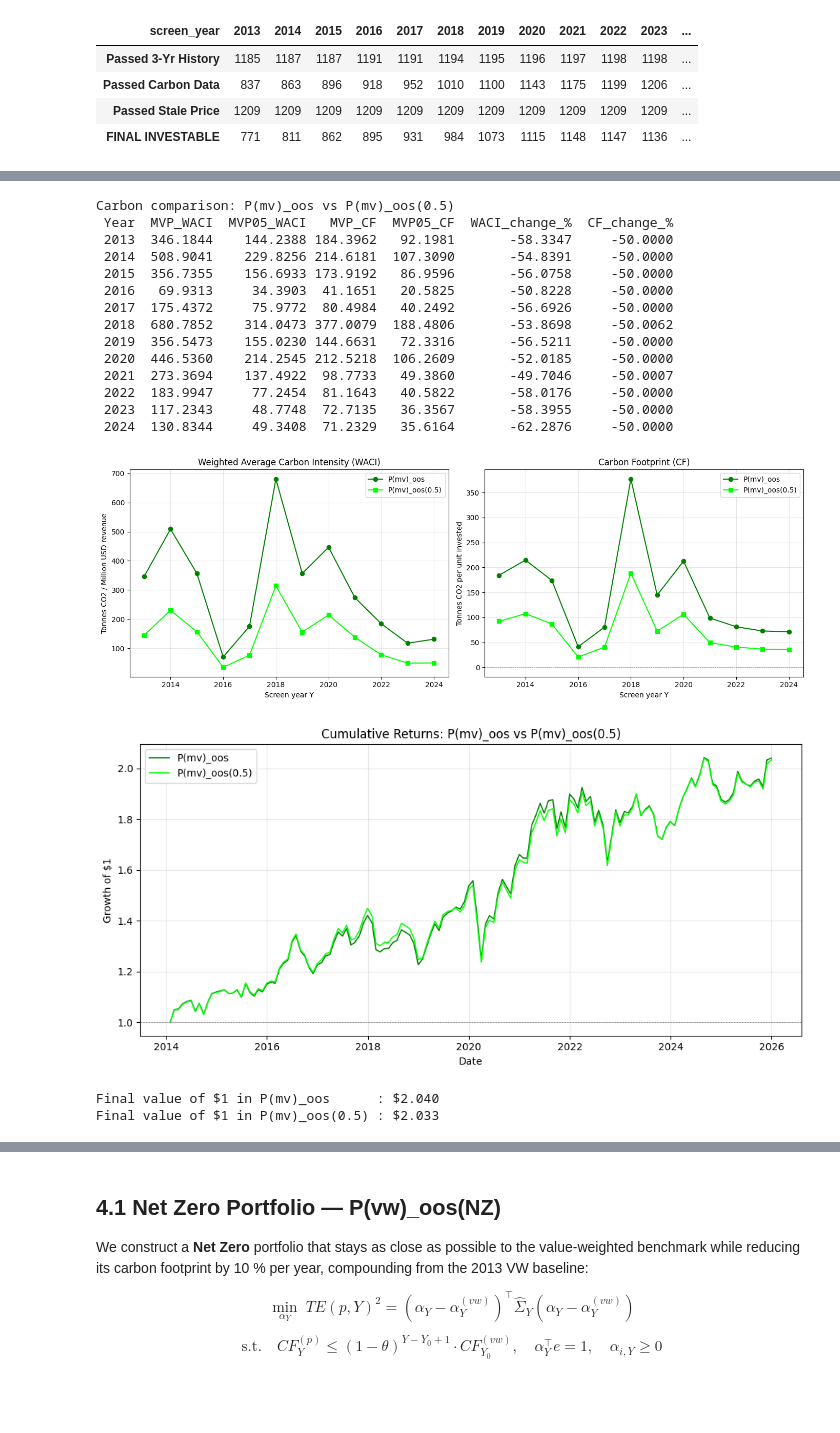
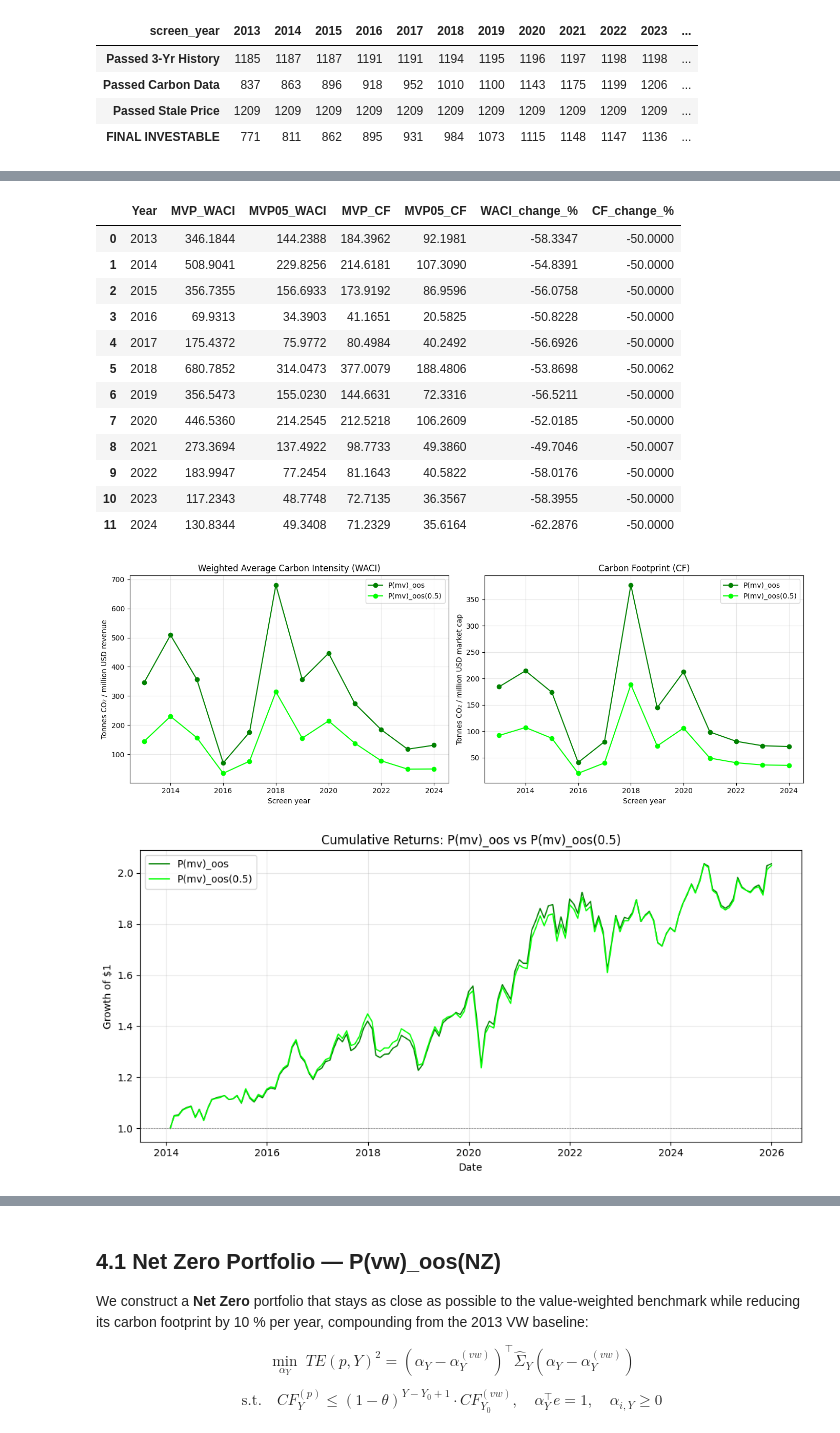
Before and after one commit to Saarujan06/Sustainability-Aware-Asset-Management-Project, a Jupyter notebook: Test.ipynb, the cells around one changed output, grey strips where cells are left out. Saved outputs shown, nothing was run; the diff lists cells and outputs as text; code cells hidden in the pictures; blank space fills up the shorter version.

```diff
--- a/Test.ipynb
+++ b/Test.ipynb
@@ -1885,59 +1610,56 @@ carbon_compare = pd.DataFrame({
     "MVP05_WACI": [mvp05_waci_by_year.get(y, np.nan) for y in years],
     "MVP_CF":     [mvp_cf_by_year.get(y, np.nan)     for y in years],
     "MVP05_CF":   [mvp05_cf_by_year.get(y, np.nan)   for y in years],
 })
 
 carbon_compare["WACI_change_%"] = (
     (carbon_compare["MVP05_WACI"] - carbon_compare["MVP_WACI"]) / carbon_compare["MVP_WACI"] * 100
 )
 carbon_compare["CF_change_%"] = (
     (carbon_compare["MVP05_CF"] - carbon_compare["MVP_CF"]) / carbon_compare["MVP_CF"] * 100
 )
 
-print("Carbon comparison: P(mv)_oos vs P(mv)_oos(0.5)")
-print(carbon_compare.round(4).to_string(index=False))
+display(carbon_compare.round(4))
 carbon_compare.to_csv(OUT_DIR / "mvp_vs_mvp05_carbon.csv", index=False)
 
 # =============================================================================
 # Plot WACI and CF
 # =============================================================================
 
 fig, (ax1, ax2) = plt.subplots(1, 2, figsize=(14, 5))
 
 ax1.plot(carbon_compare["Year"], carbon_compare["MVP_WACI"],   marker="o", label="P(mv)_oos", color="green")
-ax1.plot(carbon_compare["Year"], carbon_compare["MVP05_WACI"], marker="s", label="P(mv)_oos(0.5)", color="#00ff00")
+ax1.plot(carbon_compare["Year"], carbon_compare["MVP05_WACI"], marker="o", label="P(mv)_oos(0.5)", color="#00ff00")
 ax1.set_title("Weighted Average Carbon Intensity (WACI)")
-ax1.set_ylabel("Tonnes CO2 / Million USD revenue")
-ax1.set_xlabel("Screen year Y")
-ax1.legend(); ax1.grid(True, alpha=0.3)
+ax1.set_ylabel("Tonnes CO₂ / million USD revenue")
+ax1.set_xlabel("Screen year")
+ax1.legend(); ax1.grid(alpha=0.3)
 
 ax2.plot(carbon_compare["Year"], carbon_compare["MVP_CF"],   marker="o", label="P(mv)_oos", color="green")
-ax2.plot(carbon_compare["Year"], carbon_compare["MVP05_CF"], marker="s", label="P(mv)_oos(0.5)", color="#00ff00")
-ax2.axhline(0.0, color="grey", linestyle="--", linewidth=0.5)
+ax2.plot(carbon_compare["Year"], carbon_compare["MVP05_CF"], marker="o", label="P(mv)_oos(0.5)", color="#00ff00")
 ax2.set_title("Carbon Footprint (CF)")
-ax2.set_ylabel("Tonnes CO2 per unit invested")
-ax2.set_xlabel("Screen year Y")
-ax2.legend(); ax2.grid(True, alpha=0.3)
+ax2.set_ylabel("Tonnes CO₂ / million USD market cap")
+ax2.set_xlabel("Screen year")
+ax2.legend(); ax2.grid(alpha=0.3)
 
 plt.tight_layout()
 fig.savefig(OUT_DIR / "mvp_vs_mvp05_carbon_plot.png", dpi=300, bbox_inches="tight")
 plt.show()
 # %% [output]
-Carbon comparison: P(mv)_oos vs P(mv)_oos(0.5)
- Year  MVP_WACI  MVP05_WACI   MVP_CF  MVP05_CF  WACI_change_%  CF_change_%
- 2013  346.1844    144.2388 184.3962   92.1981       -58.3347     -50.0000
- 2014  508.9041    229.8256 214.6181  107.3090       -54.8391     -50.0000
- 2015  356.7355    156.6933 173.9192   86.9596       -56.0758     -50.0000
- 2016   69.9313     34.3903  41.1651   20.5825       -50.8228     -50.0000
- 2017  175.4372     75.9772  80.4984   40.2492       -56.6926     -50.0000
- 2018  680.7852    314.0473 377.0079  188.4806       -53.8698     -50.0062
- 2019  356.5473    155.0230 144.6631   72.3316       -56.5211     -50.0000
- 2020  446.5360    214.2545 212.5218  106.2609       -52.0185     -50.0000
- 2021  273.3694    137.4922  98.7733   49.3860       -49.7046     -50.0007
- 2022  183.9947     77.2454  81.1643   40.5822       -58.0176     -50.0000
- 2023  117.2343     48.7748  72.7135   36.3567       -58.3955     -50.0000
- 2024  130.8344     49.3408  71.2329   35.6164       -62.2876     -50.0000
+|  | Year | MVP_WACI | MVP05_WACI | MVP_CF | MVP05_CF | WACI_change_% | CF_change_% |
+| 0 | 2013 | 346.1844 | 144.2388 | 184.3962 | 92.1981 | -58.3347 | -50.0000 |
+| 1 | 2014 | 508.9041 | 229.8256 | 214.6181 | 107.3090 | -54.8391 | -50.0000 |
+| 2 | 2015 | 356.7355 | 156.6933 | 173.9192 | 86.9596 | -56.0758 | -50.0000 |
+| 3 | 2016 | 69.9313 | 34.3903 | 41.1651 | 20.5825 | -50.8228 | -50.0000 |
+| 4 | 2017 | 175.4372 | 75.9772 | 80.4984 | 40.2492 | -56.6926 | -50.0000 |
+| 5 | 2018 | 680.7852 | 314.0473 | 377.0079 | 188.4806 | -53.8698 | -50.0062 |
+| 6 | 2019 | 356.5473 | 155.0230 | 144.6631 | 72.3316 | -56.5211 | -50.0000 |
+| 7 | 2020 | 446.5360 | 214.2545 | 212.5218 | 106.2609 | -52.0185 | -50.0000 |
+| 8 | 2021 | 273.3694 | 137.4922 | 98.7733 | 49.3860 | -49.7046 | -50.0007 |
+| 9 | 2022 | 183.9947 | 77.2454 | 81.1643 | 40.5822 | -58.0176 | -50.0000 |
+| 10 | 2023 | 117.2343 | 48.7748 | 72.7135 | 36.3567 | -58.3955 | -50.0000 |
+| 11 | 2024 | 130.8344 | 49.3408 | 71.2329 | 35.6164 | -62.2876 | -50.0000 |
-[figure, old version]
+[figure, new version]
 # %%
 mvp_cum   = (1.0 + mvp_aligned).cumprod()
 mvp05_cum = (1.0 + mvp05_aligned).cumprod()
@@ -1948,17 +1670,12 @@ ax.plot(mvp05_cum.index, mvp05_cum, linewidth=1.2, label="P(mv)_oos(0.5)", color
 ax.axhline(1.0, color="grey", linestyle="--", linewidth=0.5)
 ax.set_title("Cumulative Returns: P(mv)_oos vs P(mv)_oos(0.5)")
 ax.set_xlabel("Date"); ax.set_ylabel("Growth of $1")
-ax.legend(); ax.grid(True, alpha=0.3)
+ax.legend(); ax.grid(alpha=0.3)
 fig.tight_layout()
 fig.savefig(OUT_DIR / "mvp_vs_mvp05_cumulative_returns.png", dpi=300, bbox_inches="tight")
 plt.show()
-
-print(f"Final value of $1 in P(mv)_oos      : ${mvp_cum.iloc[-1]:.3f}")
-print(f"Final value of $1 in P(mv)_oos(0.5) : ${mvp05_cum.iloc[-1]:.3f}")
 # %% [output]
 [figure]
-Final value of $1 in P(mv)_oos      : $2.040
-Final value of $1 in P(mv)_oos(0.5) : $2.033
 # %%
 # =============================================================================
 # Average weights per ISIN across all screen years (zero-fill for missing)
```
Also changed, not shown: parts of 25 cells of this notebook, 25 other files.
